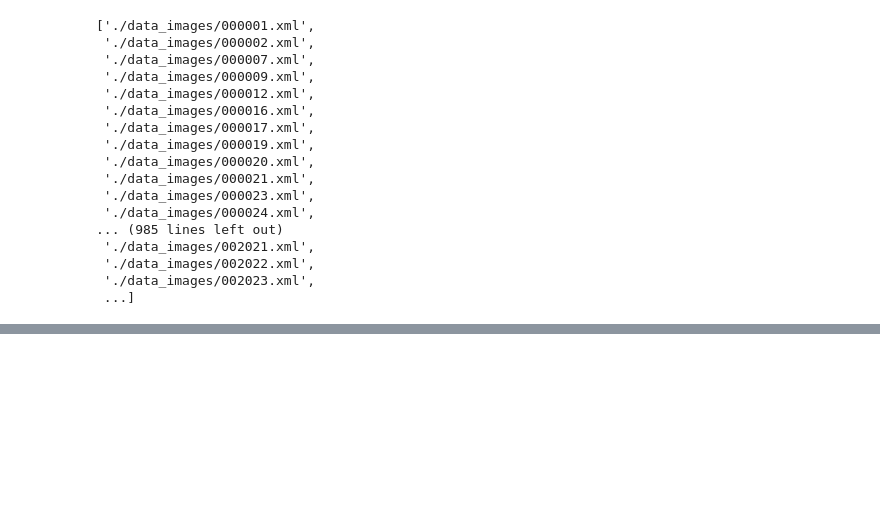
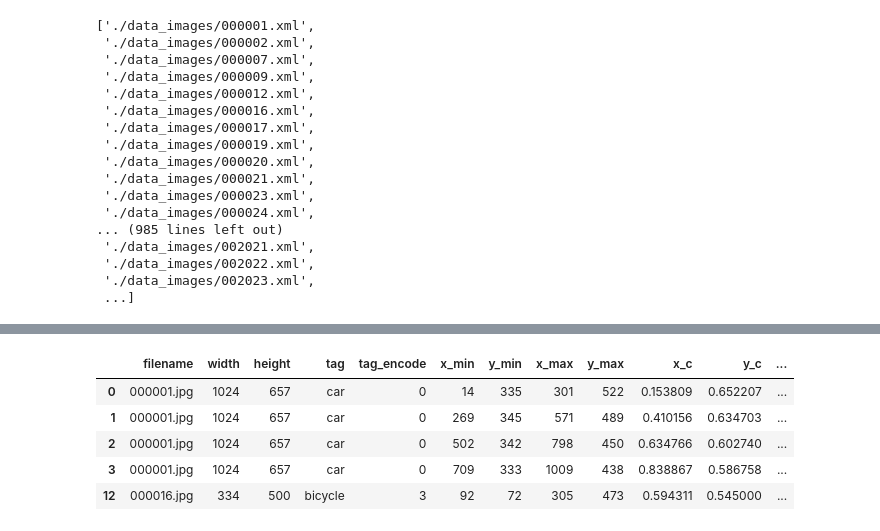
Before and after one commit to Thomaswang0822/Yolo_proj, a Jupyter notebook: prepare.ipynb, the cells around one changed output, grey strips where cells are left out. Cells and saved outputs as stored; diff of their text form; code cells hidden in the pictures; blank space fills up the shorter version.

Commit message:
df; add col; split

```diff
--- a/prepare.ipynb
+++ b/prepare.ipynb
@@ -68,0 +138,15 @@ extract_xml('./data_images/000001.xml')
+# %%
+# 6. Split train and test data: should split filenames, not all objects (bboxes)
+# i.e. all objects of each file should go into the same train/test set
+
+train_fnames, test_fnames = train_test_split(df['filename'].unique(), test_size=0.2)
+train_df = df.loc[df['filename'].isin(train_fnames)]
+test_df = df.loc[df['filename'].isin(test_fnames)]
+train_df.head()
+# %% [output]
+|  | filename | width | height | tag | tag_encode | x_min | y_min | x_max | y_max | x_c | y_c | ... |
+| 0 | 000001.jpg | 1024 | 657 | car | 0 | 14 | 335 | 301 | 522 | 0.153809 | 0.652207 | ... |
+| 1 | 000001.jpg | 1024 | 657 | car | 0 | 269 | 345 | 571 | 489 | 0.410156 | 0.634703 | ... |
+| 2 | 000001.jpg | 1024 | 657 | car | 0 | 502 | 342 | 798 | 450 | 0.634766 | 0.602740 | ... |
+| 3 | 000001.jpg | 1024 | 657 | car | 0 | 709 | 333 | 1009 | 438 | 0.838867 | 0.586758 | ... |
+| 12 | 000016.jpg | 334 | 500 | bicycle | 3 | 92 | 72 | 305 | 473 | 0.594311 | 0.545000 | ... |
```
Also changed, not shown: parts of 6 cells of this notebook.
